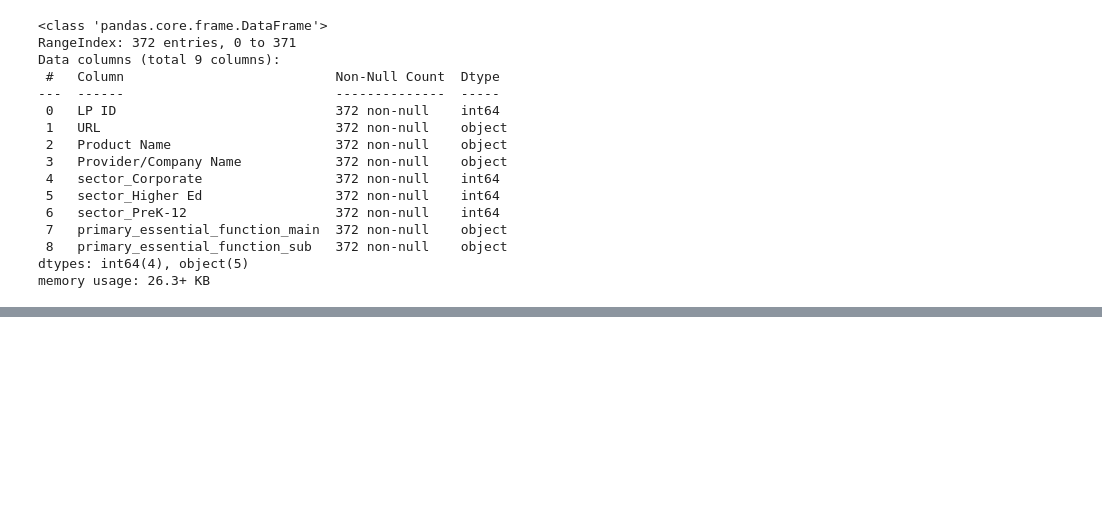
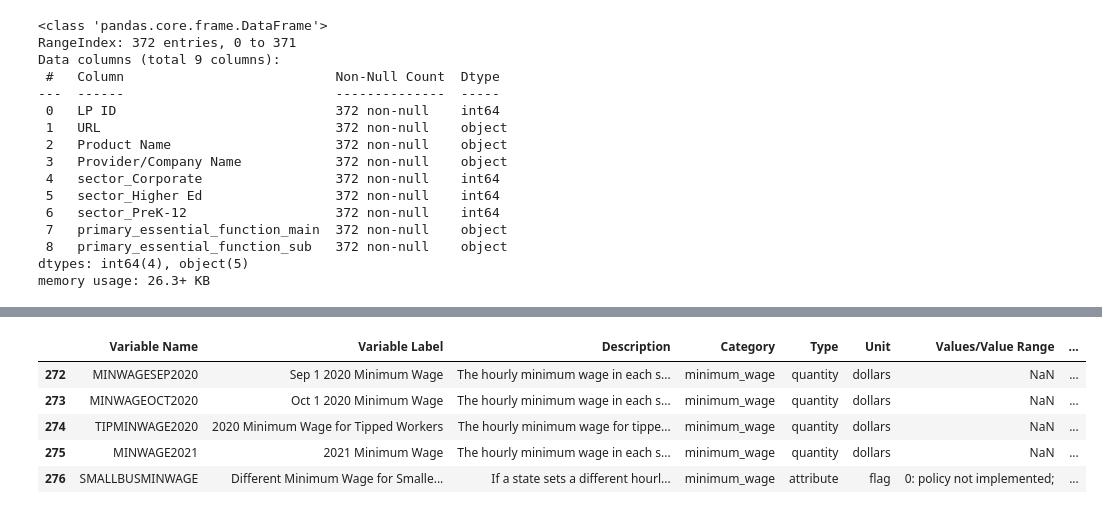
Before and after one commit to AbooNaziha/Covid-19-Impact-on-Digital-Learning, a Jupyter notebook: complete_preprocessing.ipynb, the cells around one changed output, grey strips where cells are left out. Saved outputs shown, nothing was run; the diff lists cells and outputs as text; code cells hidden in the pictures; blank space fills up the shorter version.

```diff
--- a/complete_preprocessing.ipynb
+++ b/complete_preprocessing.ipynb
@@ -389,0 +416,11 @@ memory usage: 26.3+ KB
+# %%
+definitions_data = pd.read_csv('external_data\definitions.csv')
+# %%
+definitions_data.tail()
+# %% [output]
+|  | Variable Name | Variable Label | Description | Category | Type | Unit | Values/Value Range | ... |
+| 272 | MINWAGESEP2020 | Sep 1 2020 Minimum Wage | The hourly minimum wage in each s... | minimum_wage | quantity | dollars | NaN | ... |
+| 273 | MINWAGEOCT2020 | Oct 1 2020 Minimum Wage | The hourly minimum wage in each s... | minimum_wage | quantity | dollars | NaN | ... |
+| 274 | TIPMINWAGE2020 | 2020 Minimum Wage for Tipped Workers | The hourly minimum wage for tippe... | minimum_wage | quantity | dollars | NaN | ... |
+| 275 | MINWAGE2021 | 2021 Minimum Wage | The hourly minimum wage in each s... | minimum_wage | quantity | dollars | NaN | ... |
+| 276 | SMALLBUSMINWAGE | Different Minimum Wage for Smalle... | If a state sets a different hourl... | minimum_wage | attribute | flag | 0: policy not implemented; | ... |
```
Also changed, not shown: parts of 12 cells of this notebook, 54 other files.
